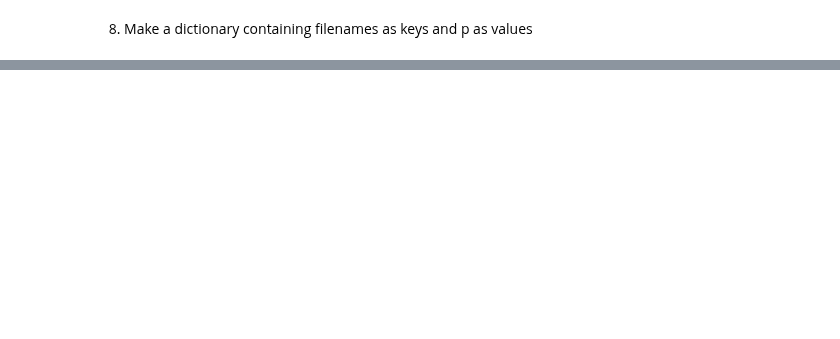
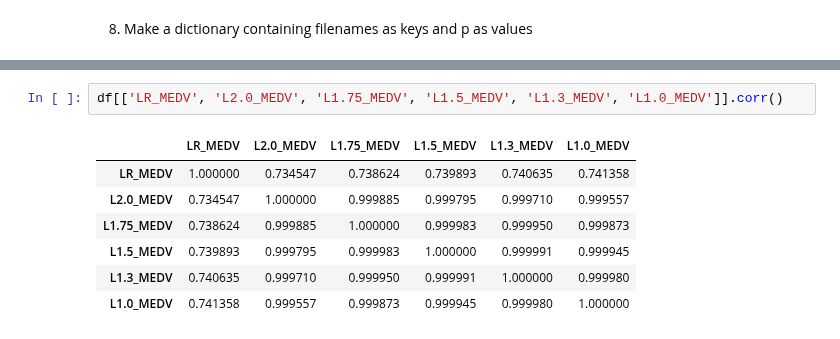
Before and after one commit to Jeyramana/GUVI_Assignments, a Jupyter notebook: Assignment_4/boston_phi_test.ipynb, the cells around one changed output, grey strips where cells are left out. Cells and saved outputs as stored; diff of their text form; blank space fills up the shorter version.

```diff
--- a/Assignment_4/boston_phi_test.ipynb
+++ b/Assignment_4/boston_phi_test.ipynb
@@ -78,0 +132,10 @@ filenames = {'output.csv':[2.0, 1.75, 1.5, 1.3, 1.0]}
+# %%
+df[['LR_MEDV', 'L2.0_MEDV', 'L1.75_MEDV', 'L1.5_MEDV', 'L1.3_MEDV', 'L1.0_MEDV']].corr()
+# %% [output]
+|  | LR_MEDV | L2.0_MEDV | L1.75_MEDV | L1.5_MEDV | L1.3_MEDV | L1.0_MEDV |
+| LR_MEDV | 1.000000 | 0.734547 | 0.738624 | 0.739893 | 0.740635 | 0.741358 |
+| L2.0_MEDV | 0.734547 | 1.000000 | 0.999885 | 0.999795 | 0.999710 | 0.999557 |
+| L1.75_MEDV | 0.738624 | 0.999885 | 1.000000 | 0.999983 | 0.999950 | 0.999873 |
+| L1.5_MEDV | 0.739893 | 0.999795 | 0.999983 | 1.000000 | 0.999991 | 0.999945 |
+| L1.3_MEDV | 0.740635 | 0.999710 | 0.999950 | 0.999991 | 1.000000 | 0.999980 |
+| L1.0_MEDV | 0.741358 | 0.999557 | 0.999873 | 0.999945 | 0.999980 | 1.000000 |
```
Also changed, not shown: parts of 10 cells of this notebook, 1 other file.
